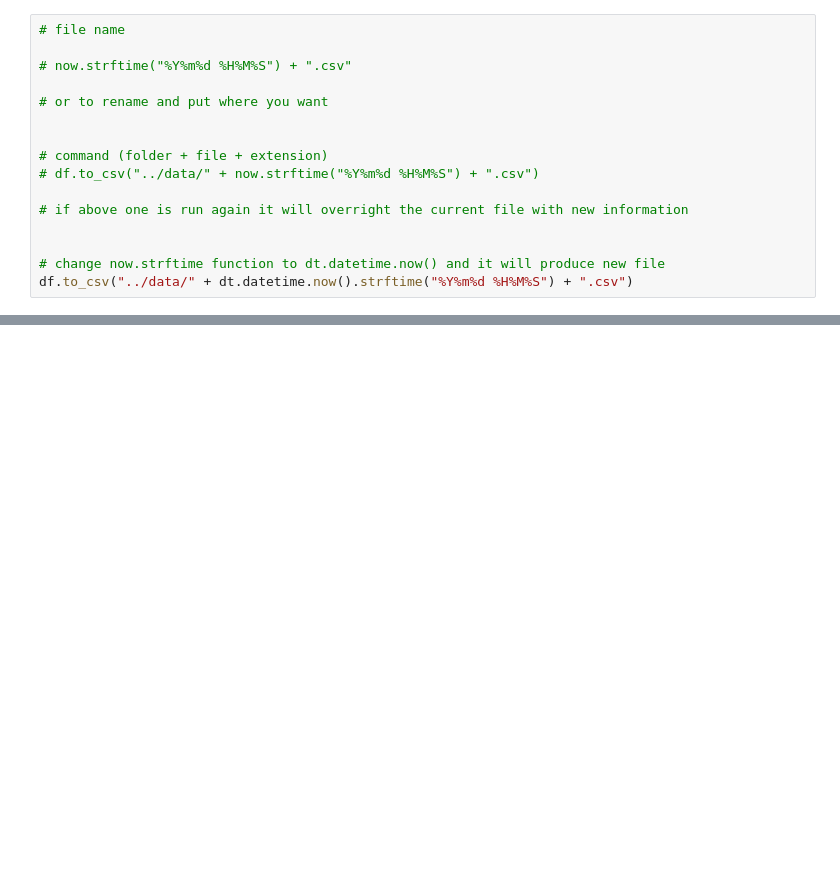
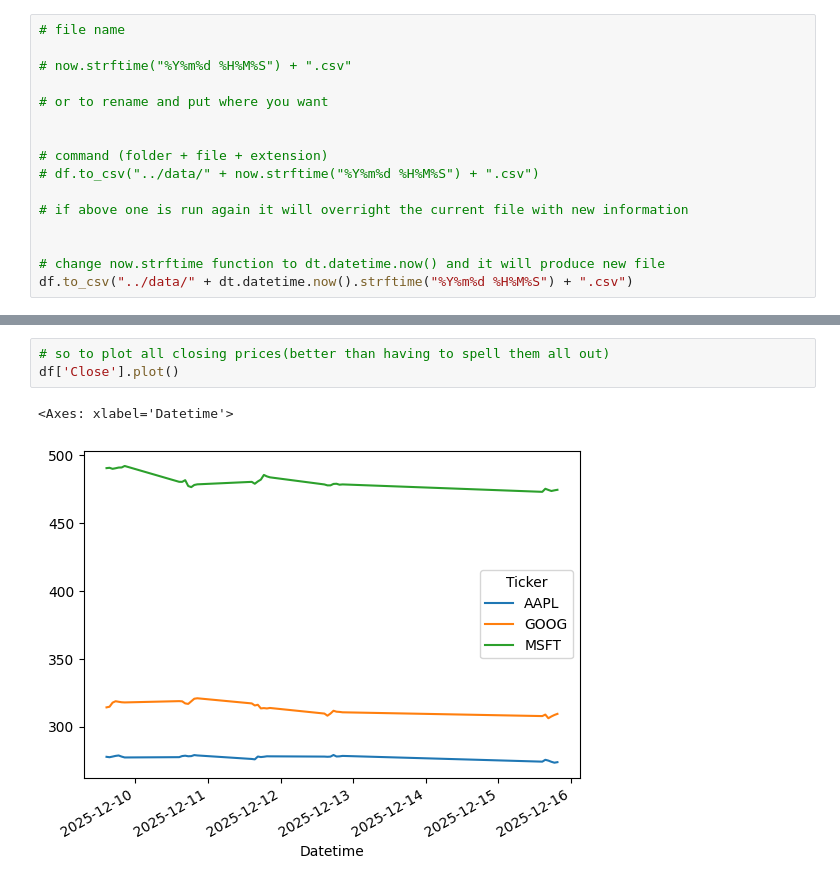
Before and after one commit to CherylClarke/COMPUTER--INFRASTRUCTURE, a Jupyter notebook: module work/yfinance.ipynb, the cells around one changed output, grey strips where cells are left out. Cells and saved outputs as stored; diff of their text form; blank space fills up the shorter version.

```diff
--- a/module work/yfinance.ipynb
+++ b/module work/yfinance.ipynb
@@ -238,0 +320,6 @@ df.to_csv("../data/" + dt.datetime.now().strftime("%Y%m%d %H%M%S") + ".csv")
+# %%
+# so to plot all closing prices(better than having to spell them all out)
+df['Close'].plot()
+# %% [output]
+<Axes: xlabel='Datetime'>
+[figure, added]
```
Also changed, not shown: parts of 17 cells of this notebook, 2 other files.
